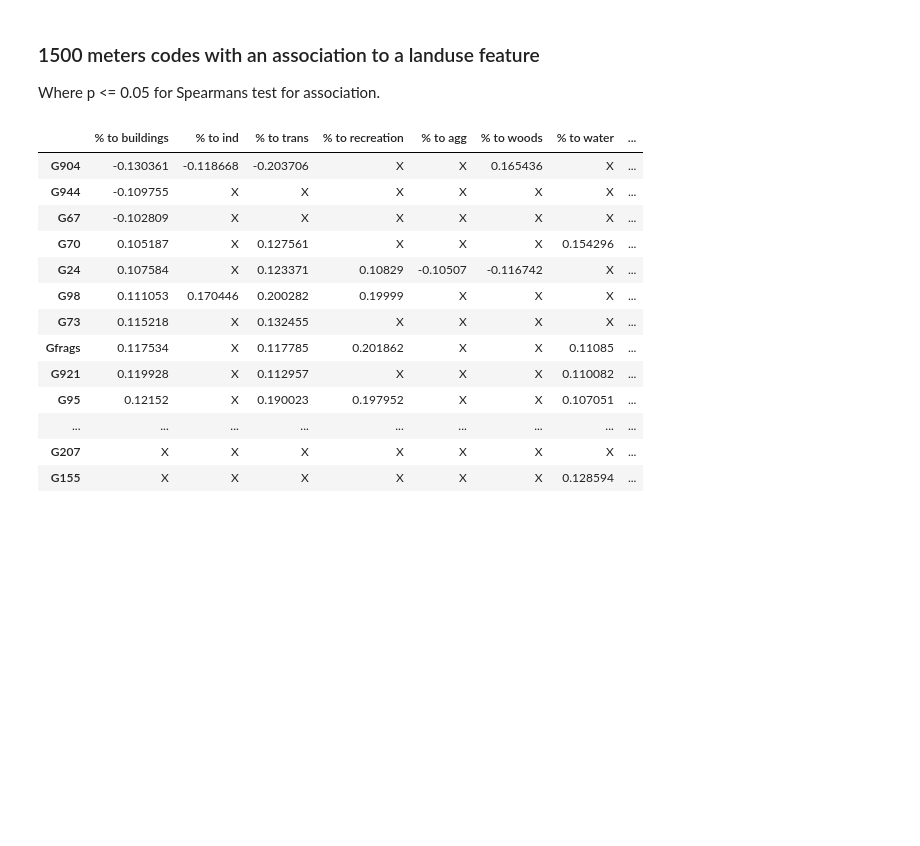
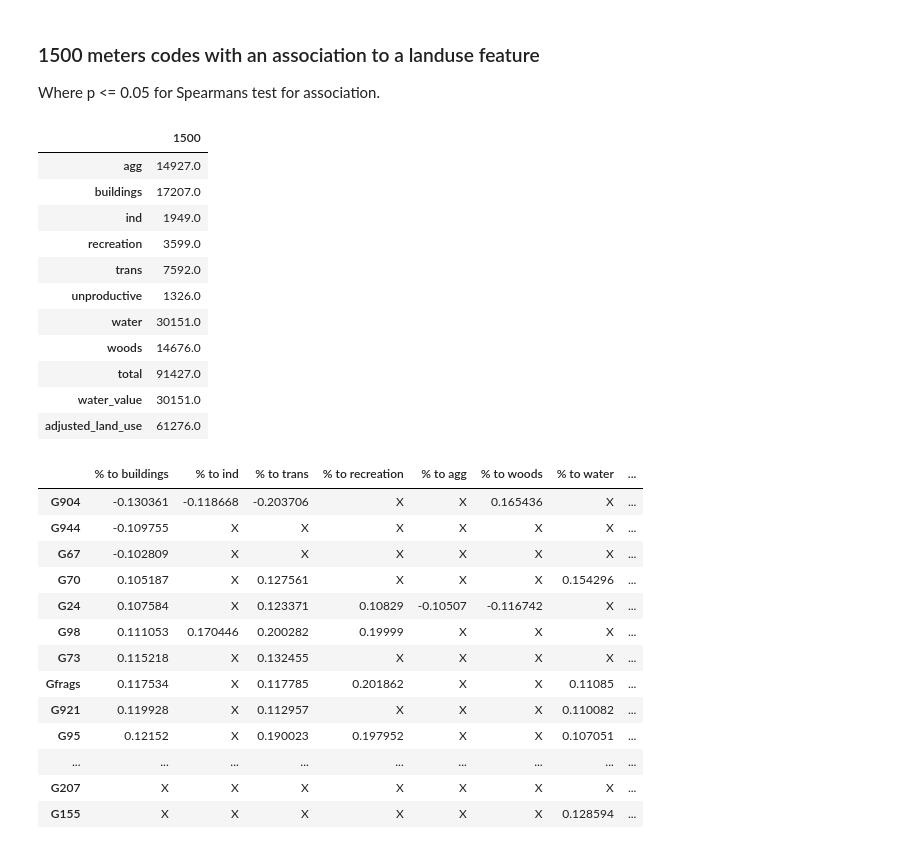
Before and after one commit to hammerdirt-analyst/landuse, a Jupyter notebook: land_use_1500_10000.ipynb, the cells around one changed output. Drawn from its saved outputs; the diff is of its cells as text; code cells hidden in the pictures; blank space fills up the shorter version.

```diff
--- a/land_use_1500_10000.ipynb
+++ b/land_use_1500_10000.ipynb
@@ -97,6 +97,9 @@ label_keys = {
     26:"bareland",
     27:"glaciers"
 }
+
+
+key_labels = {v:k for k,v in label_keys.items()}
 
 # group the land use into functional groups
 group_parts = {'buildings':[2,3,4,5,9],
@@ -247,3 +252,55 @@ srho_results_1500['dist'] = 1500
+# %%
+cols = ['recreational', 'farmpastures', 'closed_forest', 'rivers',
+       'residential', 'roads', 'unproductive', 'industrial', 'railways',
+       'woods', 'arable', 'special', 'government', 'unk_building', 'lakes',
+       'meadows', 'horticulture', 'orchards', 'agg_buildings', 'bareland',
+       'open_forest', 'vineyards', 'airports', 'brush_forest',
+       'aplinepasteurs', 'alpinemeadows', 'glaciers','luse_total',
+       'water_value', 'adjusted_land_use']
+
+def make_col_totals(luse,key_labels, cols, colname='1500', id='id'):
+    x = luse[cols].copy()
+
+    x.loc[colname]= x.sum(numeric_only=True, axis=0)
+
+    y = x.loc[colname]
+
+    a_tot = pd.DataFrame(index=y.index, data=y)
+
+    a_tot[id] = a_tot.index.map(lambda x: key_labels[x])
+
+    return a_tot
+
+def agguse_groups(data, group_parts):
+    wiw = {}
+    for a_group in group_parts.keys():
+        part_groups = [data.loc[x] for x in group_parts[a_group]]
+        this_g = sum(part_groups)
+        wiw.update({a_group:this_g})
+
+    return wiw
+
+a_tot = make_col_totals(sd_1500,key_labels, cols, colname='1500', id='id')
+data = a_tot.set_index('id', drop=True)
+
+yi= agguse_groups(data, group_parts)
+
+lt1500 = pd.DataFrame.from_dict(yi, orient='index').append(data.loc[['total','water_value', 'adjusted_land_use']])
+# %%
+lt1500
+# %% [output]
+|  | 1500 |
+| agg | 14927.0 |
+| buildings | 17207.0 |
+| ind | 1949.0 |
+| recreation | 3599.0 |
+| trans | 7592.0 |
+| unproductive | 1326.0 |
+| water | 30151.0 |
+| woods | 14676.0 |
+| total | 91427.0 |
+| water_value | 30151.0 |
+| adjusted_land_use | 61276.0 |
 # %%
 srho_results_1500.sort_values(by=['% to buildings', '% to woods', '% to ind', '% to recreation', '% to agg'], ascending=True)
 # %% [output]
```
Also changed, not shown: parts of 19 cells of this notebook, 1 other file.
